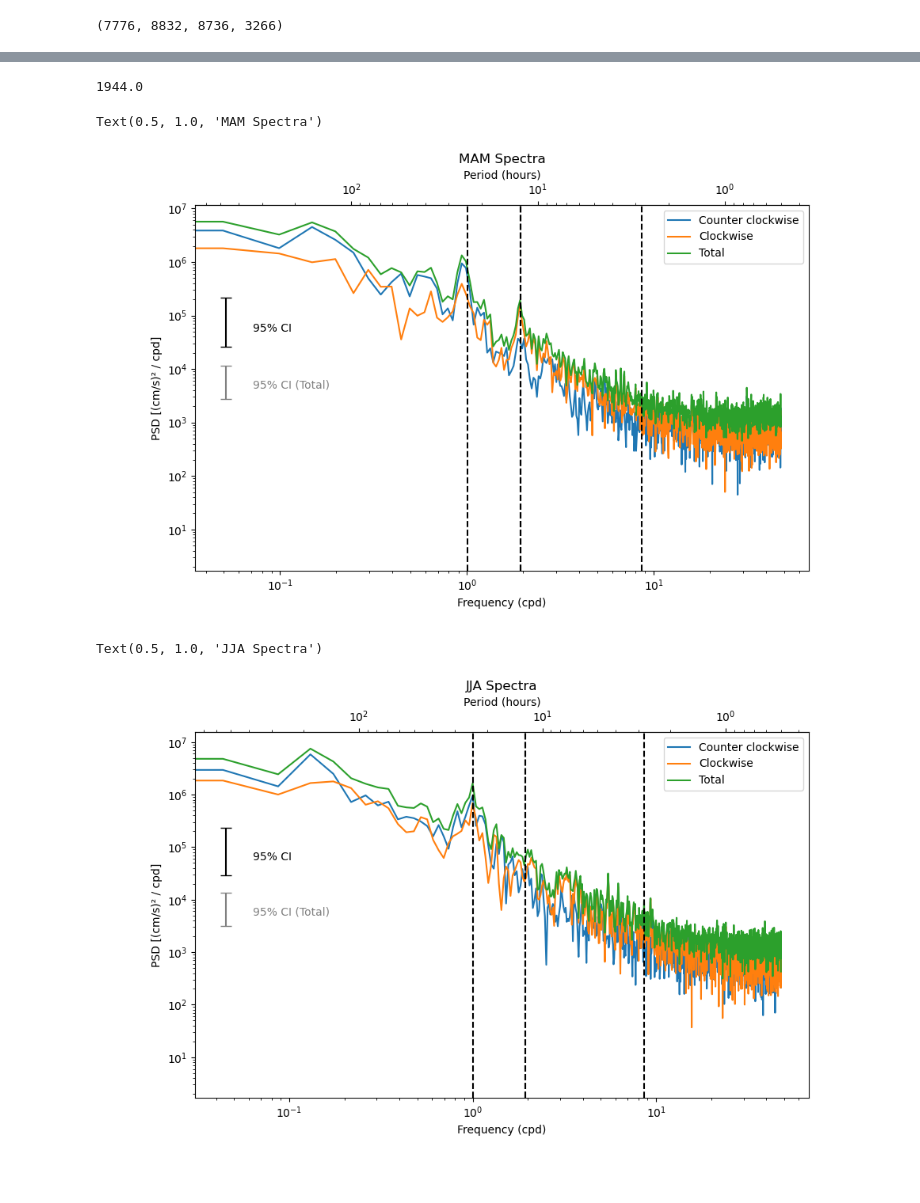
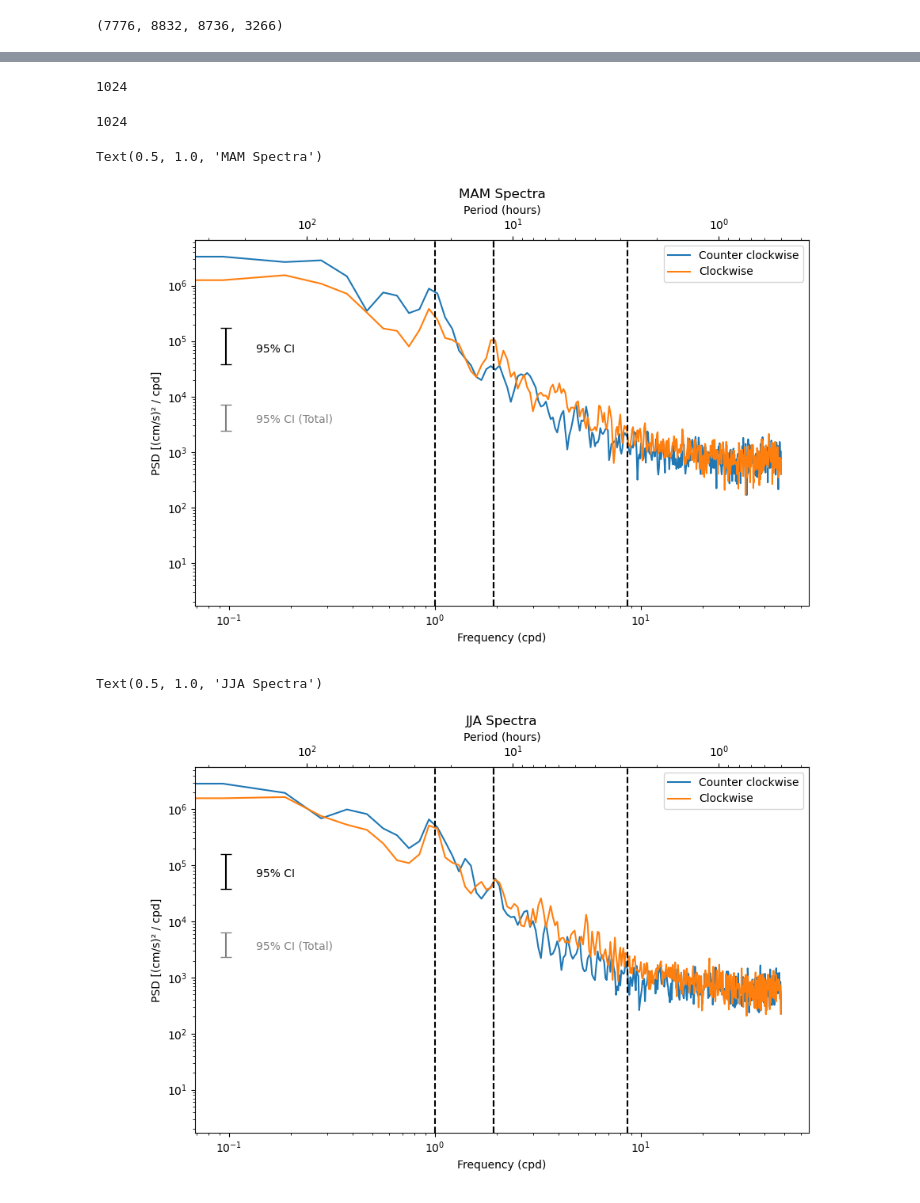
Before and after one commit to MackenzieBlanusa/TNB_tools, a Jupyter notebook: MastersThesis/rotaryspectra_ctd - Copy.ipynb, the cells around one changed output, grey strips where cells are left out. Cells and saved outputs as stored; diff of their text form; code cells hidden in the pictures.

```diff
--- a/MastersThesis/rotaryspectra_ctd - Copy.ipynb
+++ b/MastersThesis/rotaryspectra_ctd - Copy.ipynb
@@ -267,4 +264,4 @@ len(MAM_subset.time), len(JJA_subset.time), len(SON_subset.time), len(DJF_subset
 # %% [output]
 (7776, 8832, 8736, 3266)
 # %%
-nperseg = len(MAM_subset.time)/4
+nperseg = len(DJF_subset.time)//2
@@ -271,5 +272,11 @@ nperseg = len(MAM_subset.time)/4
+# %%
+2 ** int(np.log2(nperseg))
+# %% [output]
+1024
+# %%
+nperseg = 2 ** int(np.log2(nperseg))
 # %%
 nperseg
 # %% [output]
-1944.0
+1024
 # %%
@@ -286,7 +293,7 @@ S_total = S_ccw + S_cw
 %matplotlib widget
 # %%
 # -------------------- MAM SPECTRA --------------------------------
-nperseg = len(MAM_subset.time)/4
+# nperseg = len(MAM_subset.time)/4
 
 freq, Suu, Svv, Cuv = rotary_power_spectra.auto_cross_spectra(MAM_subset.u, MAM_subset.v, fs, nperseg=nperseg, noverlap=0)
 S_ccw, S_cw = rotary_power_spectra.rotary_components(Suu, Svv, Cuv)
@@ -304,7 +311,7 @@ freq_cpd = freq * 86400
 
 plt.loglog(freq_cpd, S_ccw, label='Counter clockwise')
 plt.loglog(freq_cpd, S_cw, label='Clockwise')
-plt.loglog(freq_cpd, S_total, label='Total')
+# plt.loglog(freq_cpd, S_total, label='Total')
 
 plt.legend()
 plt.xlabel('Frequency (cpd)')
@@ -340,10 +347,10 @@ rotary_power_spectra.add_ci_bracket(ax, f_lo_tot, f_hi_tot, x_frac=0.05, y_frac=
 plt.title('MAM Spectra')
 # %% [output]
 Text(0.5, 1.0, 'MAM Spectra')
-[figure, old version]
+[figure, new version]
 # %%
 # -------------------- JJA SPECTRA --------------------------------
-nperseg = len(JJA_subset.time)/4
+# nperseg = len(JJA_subset.time)/4
 
 freq, Suu, Svv, Cuv = rotary_power_spectra.auto_cross_spectra(JJA_subset.u, JJA_subset.v, fs, nperseg=nperseg, noverlap=0)
 S_ccw, S_cw = rotary_power_spectra.rotary_components(Suu, Svv, Cuv)
@@ -361,7 +368,7 @@ freq_cpd = freq * 86400
 
 plt.loglog(freq_cpd, S_ccw, label='Counter clockwise')
 plt.loglog(freq_cpd, S_cw, label='Clockwise')
-plt.loglog(freq_cpd, S_total, label='Total')
+# plt.loglog(freq_cpd, S_total, label='Total')
 
 plt.legend()
 plt.xlabel('Frequency (cpd)')
@@ -370,34 +377,34 @@ plt.ylabel('PSD [(cm/s)² / cpd]')
 ax = plt.gca()
 
 def cpd_to_hours(f):
     return 24 / f
 def hours_to_cpd(t):
     return 24 / t
 
 secax = ax.secondary_xaxis('top', functions=(cpd_to_hours, hours_to_cpd))
 secax.set_xlabel('Period (hours)')
 
 plt.axvline(f_inertial, color='k', ls='--')
 plt.axvline(1.9323, color='k', ls='--')
 plt.axvline(1.0027, color='k', ls='--')
 plt.axvline(1e-4*86400, color='k', ls='--')
 # plt.text(0.7, 1.02, "N", transform=ax.transAxes, fontsize=10)
 # plt.text(0.48, 1.02, "f", transform=ax.transAxes, fontsize=10)
 # plt.text(0.48, -0.05, "M2", transform=ax.transAxes, fontsize=10)
 # plt.text(0.38, 1.02, "K1", transform=ax.transAxes, fontsize=10)
 
 # CI brackets -- individual components (CCW/CW share the same dof)
 f_lo, f_hi = rotary_power_spectra.chi2_ci_multiplier(dof)
 rotary_power_spectra.add_ci_bracket(ax, f_lo, f_hi, x_frac=0.05, y_frac=0.6, label='95% CI', color='k')
 
 # CI bracket -- total spectrum (narrower, double the dof)
 f_lo_tot, f_hi_tot = rotary_power_spectra.chi2_ci_multiplier(2 * dof)
 rotary_power_spectra.add_ci_bracket(ax, f_lo_tot, f_hi_tot, x_frac=0.05, y_frac=0.5, label='95% CI (Total)', color='gray')
 
 plt.title('JJA Spectra')
 # %% [output]
 Text(0.5, 1.0, 'JJA Spectra')
-[figure, old version]
+[figure, new version]
 # %%
 # -------------------- SON SPECTRA --------------------------------
 nperseg = len(SON_subset.time)/4
```
Also changed, not shown: parts of 16 cells of this notebook, 1 other file.
